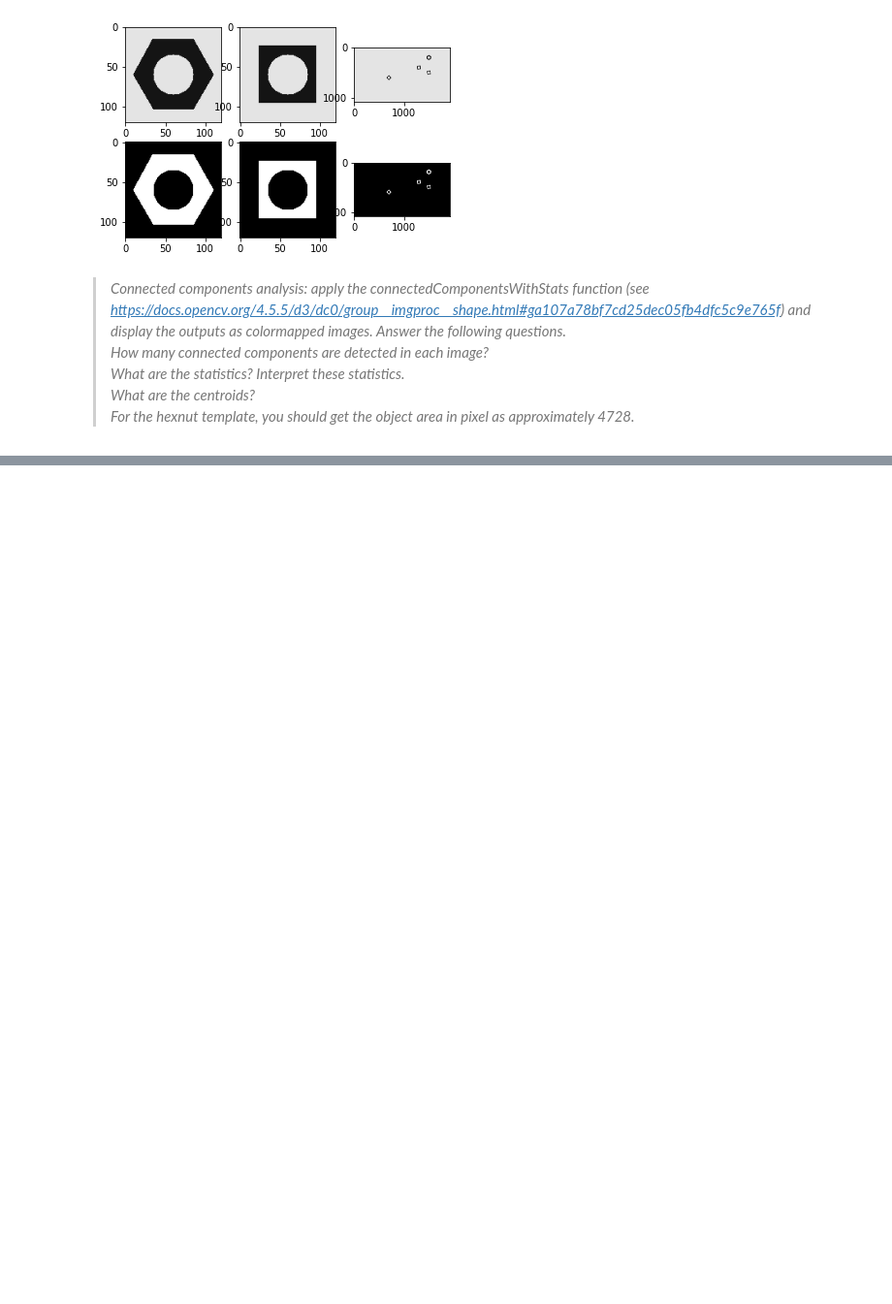
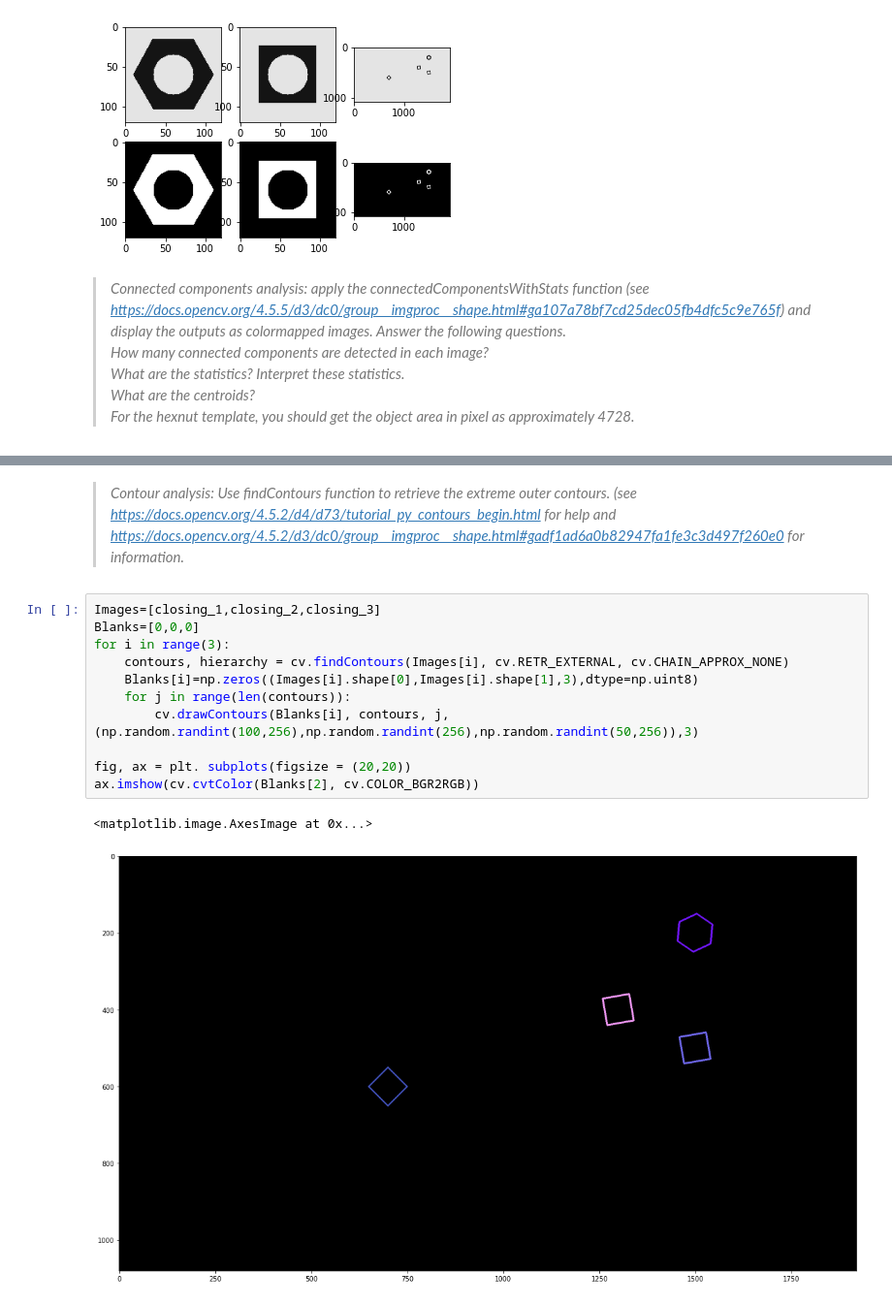
Before and after one commit to KavinduWeerasinghe/Assignment-3, a Jupyter notebook: Assignment 3.ipynb, the cells around one changed output, grey strips where cells are left out. Shown at 97% size. Cells and saved outputs as stored; diff of their text form; blank space fills up the shorter version.

```diff
--- a/Assignment 3.ipynb
+++ b/Assignment 3.ipynb
@@ -117,0 +116,16 @@ Calculations of image - 2
+# %% [markdown]
+>*Contour analysis: Use findContours function to retrieve the extreme outer contours. (see https://docs.opencv.org/4.5.2/d4/d73/tutorial_py_contours_begin.html for help and https://docs.opencv.org/4.5.2/d3/dc0/group__imgproc__shape.html#gadf1ad6a0b82947fa1fe3c3d497f260e0 for information.*
+# %%
+Images=[closing_1,closing_2,closing_3]
+Blanks=[0,0,0]
+for i in range(3):
+    contours, hierarchy = cv.findContours(Images[i], cv.RETR_EXTERNAL, cv.CHAIN_APPROX_NONE)
+    Blanks[i]=np.zeros((Images[i].shape[0],Images[i].shape[1],3),dtype=np.uint8)
+    for j in range(len(contours)):
+        cv.drawContours(Blanks[i], contours, j,(np.random.randint(100,256),np.random.randint(256),np.random.randint(50,256)),3)
+
+fig, ax = plt. subplots(figsize = (20,20))
+ax.imshow(cv.cvtColor(Blanks[2], cv.COLOR_BGR2RGB))
+# %% [output]
+<matplotlib.image.AxesImage at 0x...>
+[figure, added]
```
Also changed, not shown: parts of 4 cells of this notebook.
